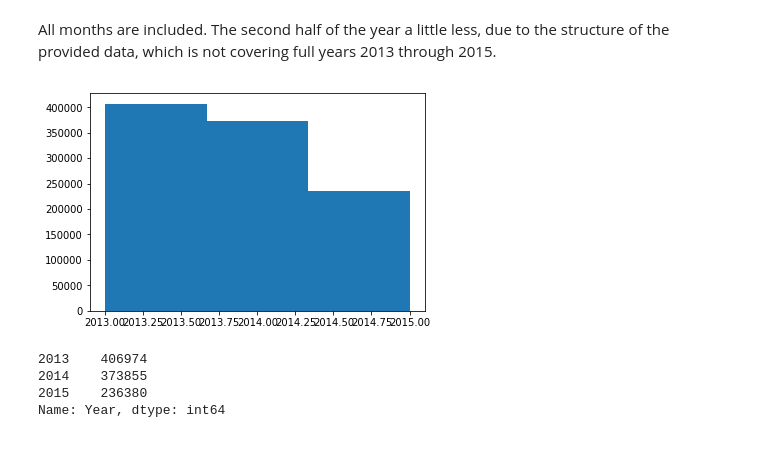
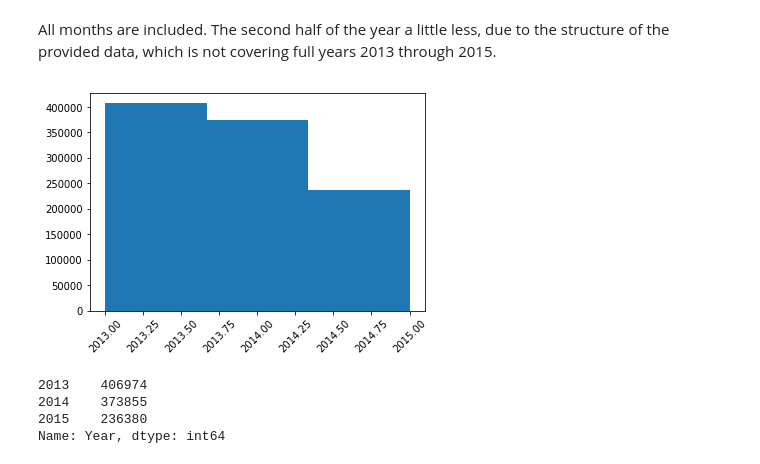
Before and after one commit to manuelfreude/sales-forecast-retail, a Jupyter notebook: Rossmann sales prediction.ipynb, the cells around one changed output. Drawn from its saved outputs; the diff is of its cells as text; code cells hidden in the pictures.

```diff
--- a/Rossmann sales prediction.ipynb
+++ b/Rossmann sales prediction.ipynb
@@ -153,9 +154,10 @@ All months are included. The second half of the year a little less, due to the s
 # %%
 # plotting year
 
-pyplot.hist(data['Year'], bins=3);
+pyplot.hist(data['Year'], bins=3)
+pyplot.xticks(rotation=45);
 # %% [output]
-[figure, old version]
+[figure, new version]
 # %%
 # checking some numbers
 
```
Also changed, not shown: parts of 52 cells of this notebook, 1 other file.
